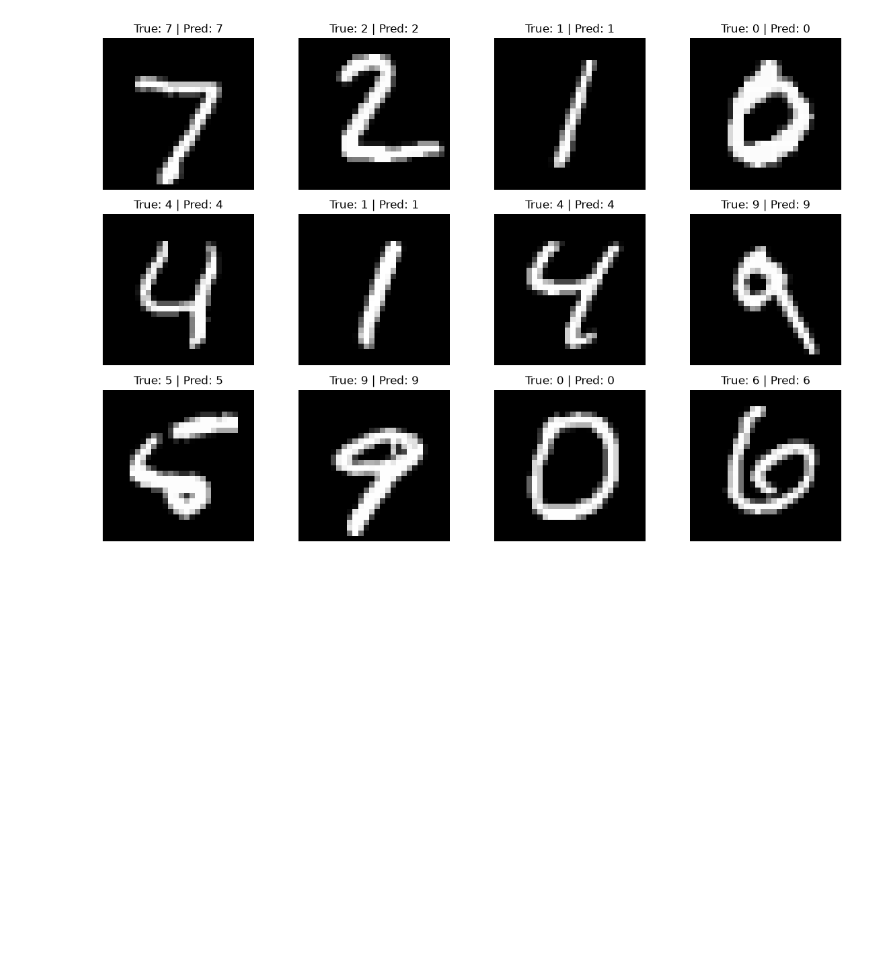
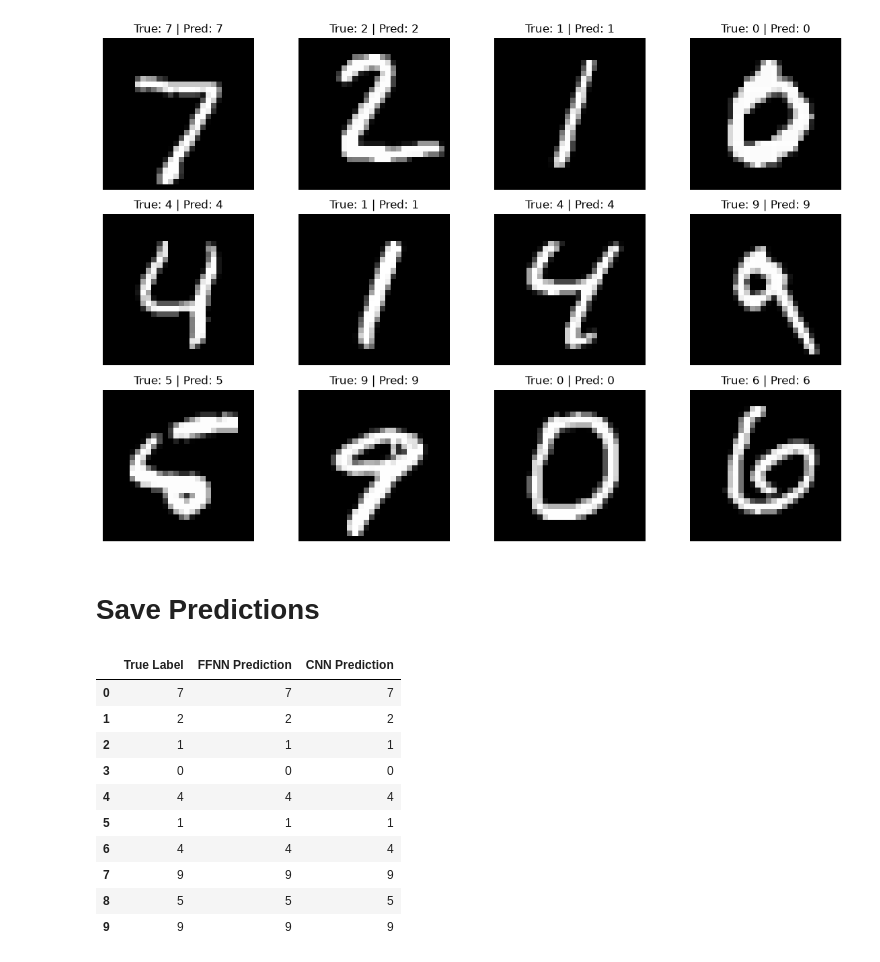
Before and after one commit to misshosseini/mini-deep-learning-experiment, a Jupyter notebook: mnist_ffnn_vs_cnn.ipynb, the cells around one changed output. Drawn from its saved outputs; the diff is of its cells as text; code cells hidden in the pictures; blank space fills up the shorter version.

Commit message:
Save predictions

```diff
--- a/mnist_ffnn_vs_cnn.ipynb
+++ b/mnist_ffnn_vs_cnn.ipynb
@@ -936,3 +936,30 @@ plt.savefig(
 plt.show()
 # %% [output]
 [figure]
+# %% [markdown]
+# Save Predictions
+# %%
+predictions_df = pd.DataFrame({
+    "True Label": test_labels_original[:100],
+    "FFNN Prediction": ffnn_predictions[:100],
+    "CNN Prediction": cnn_predictions[:100]
+})
+
+predictions_df.to_csv(
+    "results/predictions.csv",
+    index=False
+)
+
+predictions_df.head(10)
+# %% [output]
+|  | True Label | FFNN Prediction | CNN Prediction |
+| 0 | 7 | 7 | 7 |
+| 1 | 2 | 2 | 2 |
+| 2 | 1 | 1 | 1 |
+| 3 | 0 | 0 | 0 |
+| 4 | 4 | 4 | 4 |
+| 5 | 1 | 1 | 1 |
+| 6 | 4 | 4 | 4 |
+| 7 | 9 | 9 | 9 |
+| 8 | 5 | 5 | 5 |
+| 9 | 9 | 9 | 9 |
```
Also changed, not shown: 1 other file.
